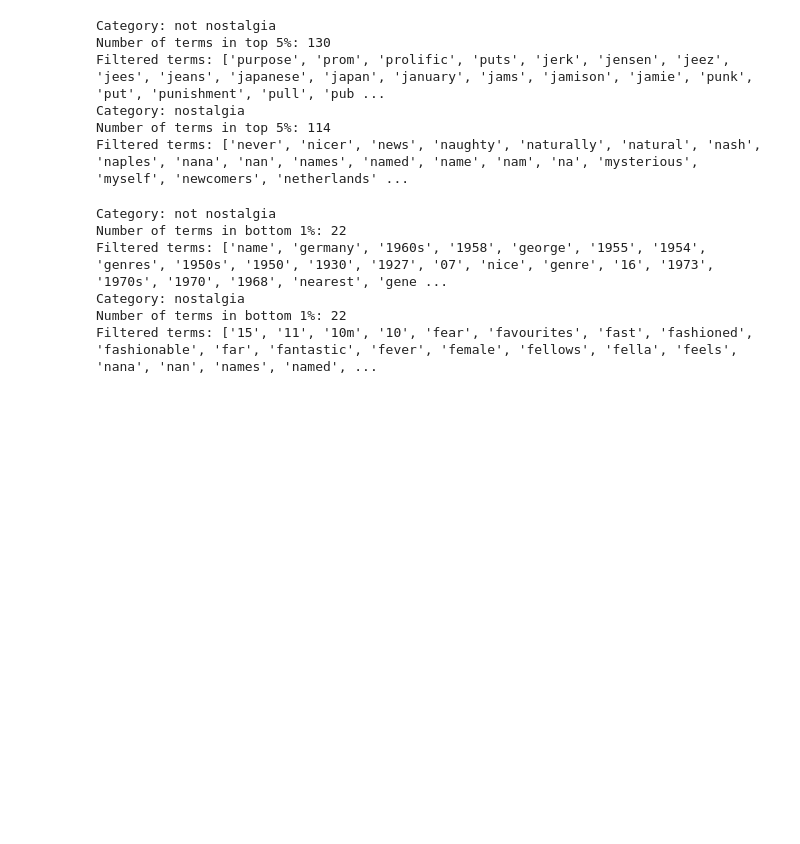
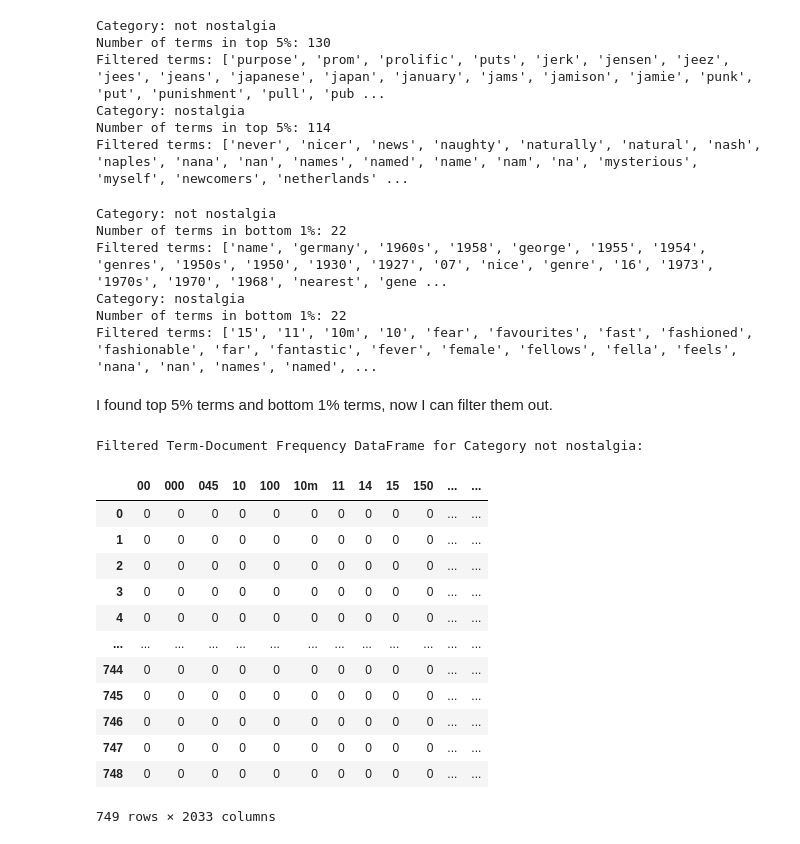
Before and after one commit to hhhwei23/DM2024-Lab1-Homework, a Jupyter notebook: DM2024-Lab1-Homework.ipynb, the cells around one changed output. Saved outputs shown, nothing was run; the diff lists cells and outputs as text; code cells hidden in the pictures; blank space fills up the shorter version.

```diff
--- a/DM2024-Lab1-Homework.ipynb
+++ b/DM2024-Lab1-Homework.ipynb
@@ -723,3 +723,43 @@ Filtered terms: ['name', 'germany', '1960s', '1958', 'george', '1955', '1954', '
 Category: nostalgia
 Number of terms in bottom 1%: 22
 Filtered terms: ['15', '11', '10m', '10', 'fear', 'favourites', 'fast', 'fashioned', 'fashionable', 'far', 'fantastic', 'fever', 'female', 'fellows', 'fella', 'feels', 'nana', 'nan', 'names', 'named', ...
+# %% [markdown]
+I found top 5% terms and bottom 1% terms, now I can filter them out.
+# %%
+def filter_top_bottom_words_by_sum(term_doc_df, top_per = 0.05, bot_per = 0.01):
+    word_sums = term_doc_df.sum(axis=0)
+    sorted_words = word_sums.sort_values()
+
+    total_words = len(sorted_words)
+    top_n = int(top_per * total_words)
+    bot_n = int(bot_per * total_words)
+
+    words_remove = pd.concat([sorted_words.head(bot_n), sorted_words.tail(top_n)]).index
+
+    return term_doc_df.drop(columns=words_remove)
+# %%
+category_number = 0
+
+filtered_term_doc_dfs = {}
+
+for category in categories:
+    filtered_term_doc_dfs[category] = filter_top_bottom_words_by_sum(term_doc_dfs[category])
+term_doc_dfs = filtered_term_doc_dfs
+
+print(f"Filtered Term-Document Frequency DataFrame for Category {categories[category_number]}:")
+filtered_term_doc_dfs[categories[category_number]]
+# %% [output]
+Filtered Term-Document Frequency DataFrame for Category not nostalgia:
+|  | 00 | 000 | 045 | 10 | 100 | 10m | 11 | 14 | 15 | 150 | ... | ... |
+| 0 | 0 | 0 | 0 | 0 | 0 | 0 | 0 | 0 | 0 | 0 | ... | ... |
+| 1 | 0 | 0 | 0 | 0 | 0 | 0 | 0 | 0 | 0 | 0 | ... | ... |
+| 2 | 0 | 0 | 0 | 0 | 0 | 0 | 0 | 0 | 0 | 0 | ... | ... |
+| 3 | 0 | 0 | 0 | 0 | 0 | 0 | 0 | 0 | 0 | 0 | ... | ... |
+| 4 | 0 | 0 | 0 | 0 | 0 | 0 | 0 | 0 | 0 | 0 | ... | ... |
+| ... | ... | ... | ... | ... | ... | ... | ... | ... | ... | ... | ... | ... |
+| 744 | 0 | 0 | 0 | 0 | 0 | 0 | 0 | 0 | 0 | 0 | ... | ... |
+| 745 | 0 | 0 | 0 | 0 | 0 | 0 | 0 | 0 | 0 | 0 | ... | ... |
+| 746 | 0 | 0 | 0 | 0 | 0 | 0 | 0 | 0 | 0 | 0 | ... | ... |
+| 747 | 0 | 0 | 0 | 0 | 0 | 0 | 0 | 0 | 0 | 0 | ... | ... |
+| 748 | 0 | 0 | 0 | 0 | 0 | 0 | 0 | 0 | 0 | 0 | ... | ... |
+749 rows × 2033 columns
```
Also changed, not shown: parts of 2 cells of this notebook.
